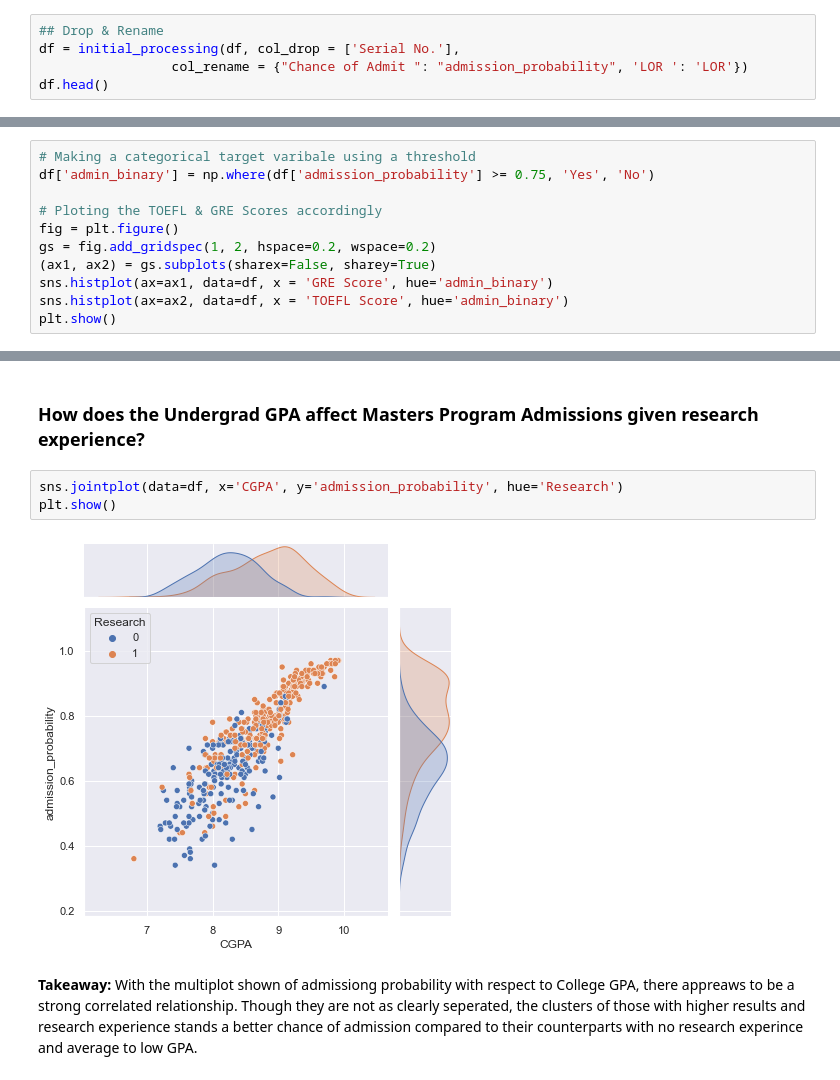
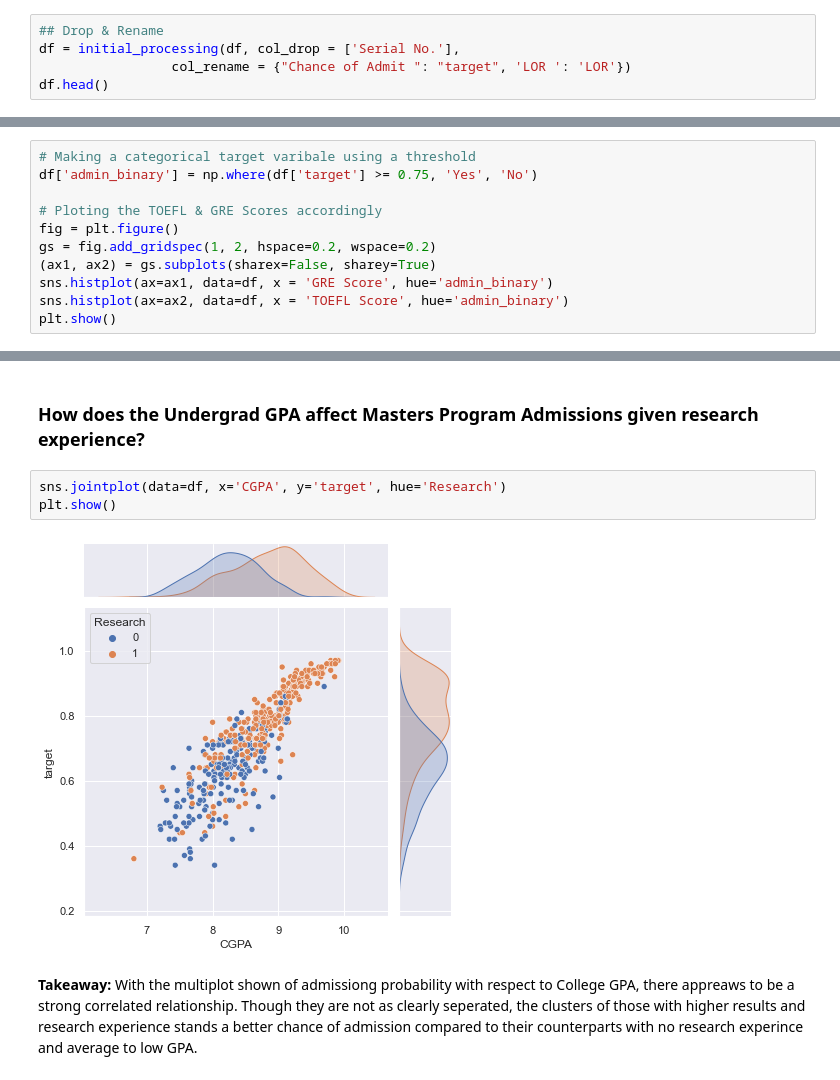
Before and after one commit to aorsot1/data_science_kaggle_datasets, a Jupyter notebook: Notebooks/Python/masters-admission-rmse-0-04-w-eda (1).ipynb, the cells around one changed output, grey strips where cells are left out. Drawn from its saved outputs; the diff is of its cells as text.

```diff
--- a/Notebooks/Python/masters-admission-rmse-0-04-w-eda (1).ipynb
+++ b/Notebooks/Python/masters-admission-rmse-0-04-w-eda (1).ipynb
@@ -194,6 +194,6 @@ def initial_processing(data, col_drop, col_rename):
 # %%
 ## Drop & Rename
 df = initial_processing(df, col_drop = ['Serial No.'],
-                 col_rename = {"Chance of Admit ": "admission_probability", 'LOR ': 'LOR'})
+                 col_rename = {"Chance of Admit ": "target", 'LOR ': 'LOR'})
 df.head()
 # %% [output]
@@ -383,7 +383,7 @@ plt.show()
 ### Is there a cluster of admitted (prob >= 0.75) and non-admitted by GRE & TOEFL Scores?
 # %%
 # Making a categorical target varibale using a threshold
-df['admin_binary'] = np.where(df['admission_probability'] >= 0.75, 'Yes', 'No')
+df['admin_binary'] = np.where(df['target'] >= 0.75, 'Yes', 'No')
 
 # Ploting the TOEFL & GRE Scores accordingly
 fig = plt.figure()
@@ -397,10 +397,10 @@ plt.show()
 # %% [markdown]
 ### How does the Undergrad GPA affect Masters Program Admissions given research experience?
 # %%
-sns.jointplot(data=df, x='CGPA', y='admission_probability', hue='Research')
+sns.jointplot(data=df, x='CGPA', y='target', hue='Research')
 plt.show()
 # %% [output]
-[figure, old version]
+[figure, new version]
 # %% [markdown]
 **Takeaway:** With the multiplot shown of admissiong probability with respect to College GPA, there appreaws to be a strong correlated relationship. Though they are not as clearly seperated, the clusters of those with higher results and research experience stands a better chance of admission compared to their counterparts with no research experince and average to low GPA.
 # %% [markdown]
```
Also changed, not shown: parts of 17 cells of this notebook.
